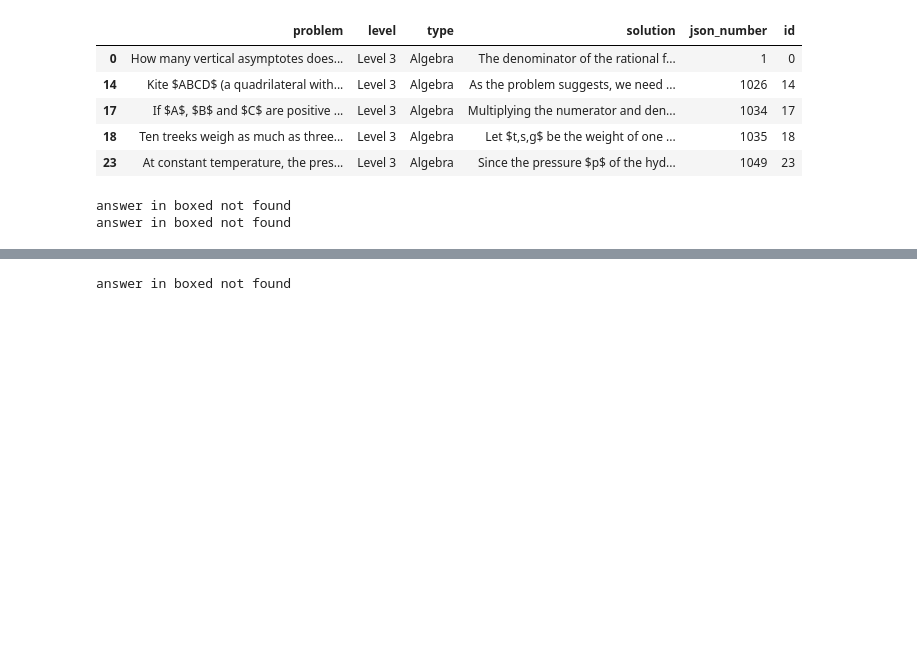
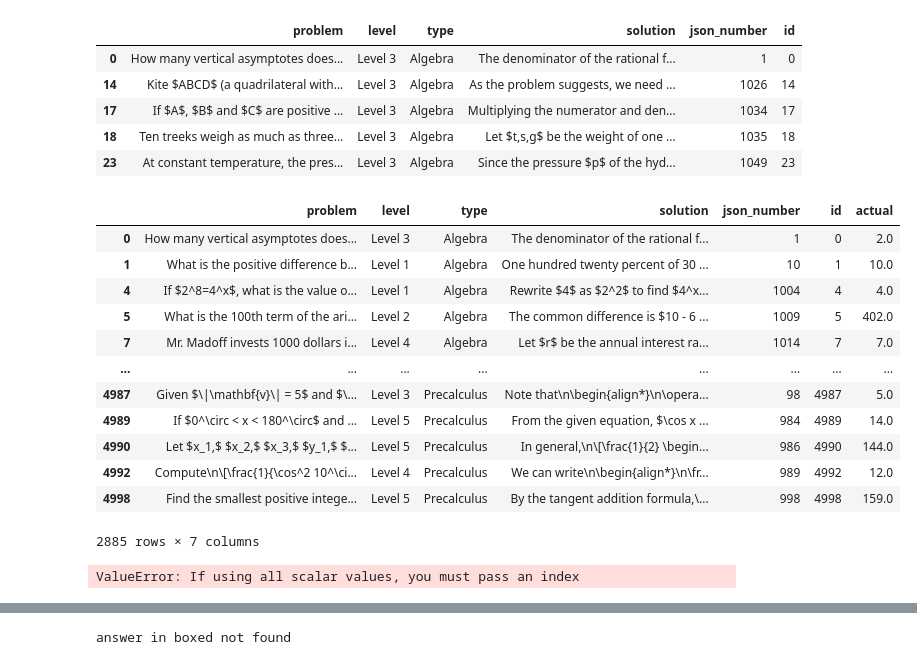
Before and after one commit to HanYuanHsu/ai-math, a Jupyter notebook: datasets.ipynb, the cells around one changed output, grey strips where cells are left out. Saved outputs shown, nothing was run; the diff lists cells and outputs as text; code cells hidden in the pictures; blank space fills up the shorter version.

```diff
--- a/datasets.ipynb
+++ b/datasets.ipynb
@@ -33,3 +33,22 @@ df3.head()
 | 17 | If $A$, $B$ and $C$ are positive ... | Level 3 | Algebra | Multiplying the numerator and den... | 1034 | 17 |
 | 18 | Ten treeks weigh as much as three... | Level 3 | Algebra | Let $t,s,g$ be the weight of one ... | 1035 | 18 |
 | 23 | At constant temperature, the pres... | Level 3 | Algebra | Since the pressure $p$ of the hyd... | 1049 | 23 |
+# %%
+from datasets import MATH
+df.loc[:, 'actual'] = df['solution'].apply(MATH.extract_answer)
+df_int = df.dropna(subset=['actual'])
+df_int
+# %% [output]
+|  | problem | level | type | solution | json_number | id | actual |
+| 0 | How many vertical asymptotes does... | Level 3 | Algebra | The denominator of the rational f... | 1 | 0 | 2.0 |
+| 1 | What is the positive difference b... | Level 1 | Algebra | One hundred twenty percent of 30 ... | 10 | 1 | 10.0 |
+| 4 | If $2^8=4^x$, what is the value o... | Level 1 | Algebra | Rewrite $4$ as $2^2$ to find $4^x... | 1004 | 4 | 4.0 |
+| 5 | What is the 100th term of the ari... | Level 2 | Algebra | The common difference is $10 - 6 ... | 1009 | 5 | 402.0 |
+| 7 | Mr. Madoff invests 1000 dollars i... | Level 4 | Algebra | Let $r$ be the annual interest ra... | 1014 | 7 | 7.0 |
+| ... | ... | ... | ... | ... | ... | ... | ... |
+| 4987 | Given $\|\mathbf{v}\| = 5$ and $\... | Level 3 | Precalculus | Note that\n\begin{align*}\n\opera... | 98 | 4987 | 5.0 |
+| 4989 | If $0^\circ < x < 180^\circ$ and ... | Level 5 | Precalculus | From the given equation, $\cos x ... | 984 | 4989 | 14.0 |
+| 4990 | Let $x_1,$ $x_2,$ $x_3,$ $y_1,$ $... | Level 5 | Precalculus | In general,\n\[\frac{1}{2} \begin... | 986 | 4990 | 144.0 |
+| 4992 | Compute\n\[\frac{1}{\cos^2 10^\ci... | Level 4 | Precalculus | We can write\n\begin{align*}\n\fr... | 989 | 4992 | 12.0 |
+| 4998 | Find the smallest positive intege... | Level 5 | Precalculus | By the tangent addition formula,\... | 998 | 4998 | 159.0 |
+2885 rows × 7 columns
@@ -36,9 +62,10 @@ df3.head()
+# %%
+df2 = df1.apply(lambda group: pd.concat([group, df1['id'] * 10], axis=1))
+# %% [output]
+ValueError: If using all scalar values, you must pass an index
 # %%
 from models.gpt3 import GPT3
 
 my_model = GPT3()
 
-pred = my_model.predict(df3[['id', 'problem']], n_samples=2)
+pred = df1['problem'].apply(my_model._predict)
-# %% [output]
-answer in boxed not found
-answer in boxed not found
```
Also changed, not shown: parts of 9 cells of this notebook, 4 other files.
